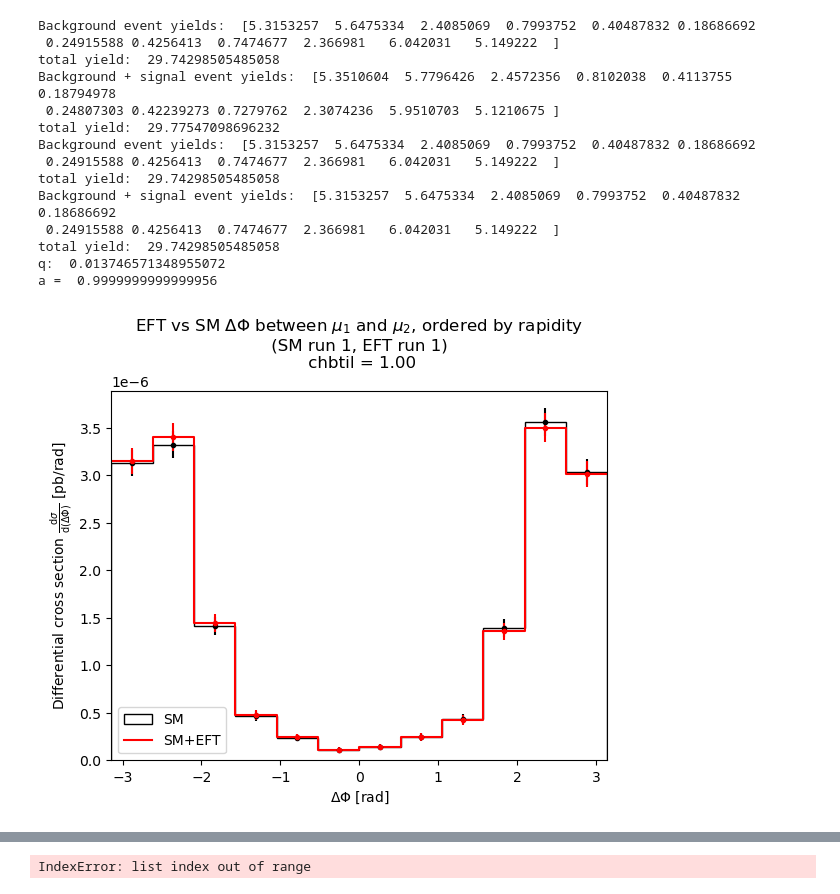
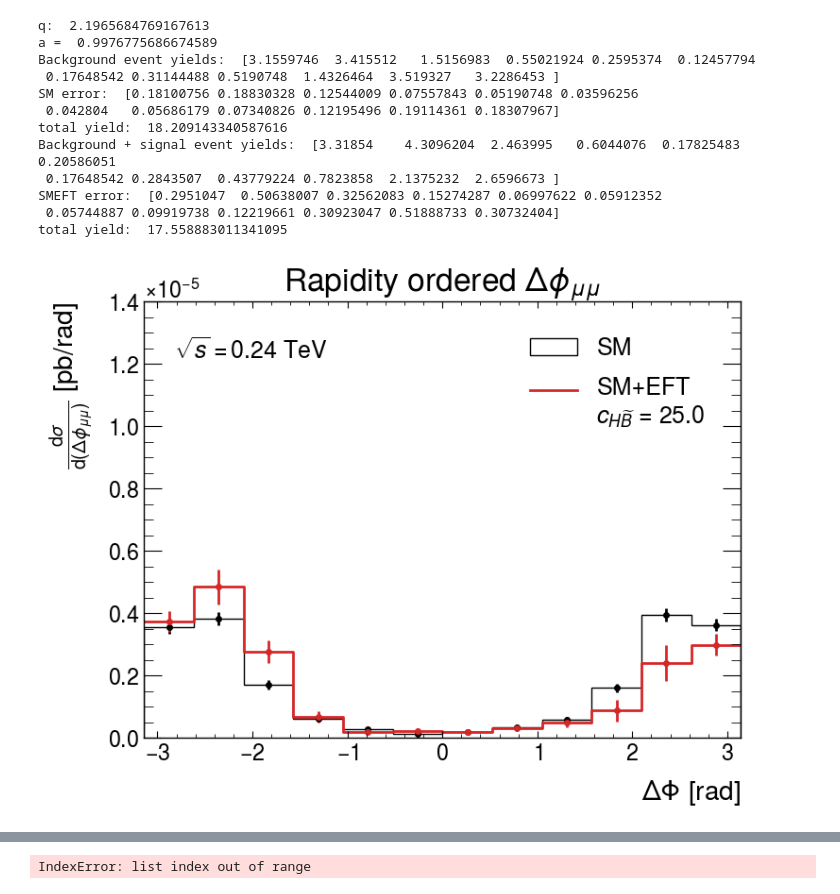
Before and after one commit to Arun-Atwal/ee_zh_final_analysis, a Jupyter notebook: ee_zh_final_analysis.ipynb, the cells around one changed output, grey strips where cells are left out. Drawn from its saved outputs; the diff is of its cells as text; code cells hidden in the pictures.

```diff
--- a/ee_zh_final_analysis.ipynb
+++ b/ee_zh_final_analysis.ipynb
@@ -4,6 +4,10 @@ import matplotlib.pyplot as plt
 import math
 import vector
 import awkward as ak
+import mplhep as hep
+
+# hep.style.use(hep.style.ROOT)
+hep.style.use("ATLAS")
 # %%
 """Read in SM and EFT data from .npy files
 Set run variable to the folder containing the set of selections applied to the data
@@ -159,10 +170,14 @@ def histogram(data, weights, bins, label, colour, range, plot = True):
 # %%
-def SMEFT_histogram(sm_histo, sm_err, eft_histo, eft_err, bins, label, colour, range):
+def SMEFT_histogram(sm_histo, sm_err, eft_histo, eft_err, sm_diff, sm_diff_err, eft_diff, eft_diff_err, bins, label, colour, range):
+    # Cross section histogram for SM and EFT data, for limit setting
     smeft_histo = sm_histo[0] + eft_histo[0]
     smeft_err = np.sqrt(sm_err**2 + eft_err**2)
-    plt.errorbar(sm_histo[1][:-1]+((range[1]-range[0])/(2*bins)), smeft_histo, yerr=smeft_err, fmt='.', color=colour)
-    smeft_histo_full = np.append(smeft_histo, smeft_histo[-1])
-    plt.step(sm_histo[1], smeft_histo_full, where='post', color=colour, label=label)
+    smeft_diff = sm_diff[0] + eft_diff[0]
+    smeft_diff_err = np.sqrt(sm_diff_err**2 + eft_diff_err**2)
+    # Plot differential cross section
+    plt.errorbar(sm_diff[1][:-1]+((range[1]-range[0])/(2*bins)), smeft_diff, yerr=smeft_diff_err, fmt='.', color=colour)
+    smeft_histo_full = np.append(smeft_diff, smeft_diff[-1])
+    plt.step(sm_diff[1], smeft_histo_full, where='post', color=colour, label=label)
     plt.xlim(range)
     plt.axhline(0, color = 'k', linestyle='--',linewidth = 0.5)
     plt.legend()
@@ -296,9 +312,10 @@ delta_phi_mu_y_sm = delta_phi_rapidity(sm_muons[sm-1])
 delta_phi_mu_y_eft = delta_phi_rapidity(eft_muons[eft-1])
 # print(len(delta_phi_mu_y_sm), len(delta_phi_mu_y_eft))
 
-sm_histo, sm_err = histogram(delta_phi_mu_y_sm, sm_weights[sm-1], bins, 'SM', 'k', plot_range)
-eft_histo, eft_err = histogram(delta_phi_mu_y_eft, eft_weights[eft-1], bins, 'EFT', 'r', plot_range, False)
-smeft_histo, smeft_err = SMEFT_histogram(sm_histo, sm_err, eft_histo, eft_err, bins, 'SM+EFT', 'r', plot_range)
+sm_histo, sm_err, sm_diff, sm_diff_err = histogram(delta_phi_mu_y_sm, sm_weights[sm-1], bins, 'SM', 'k', plot_range)
+eft_histo, eft_err, eft_diff, eft_diff_err = histogram(delta_phi_mu_y_eft, eft_weights[eft-1], bins, 'EFT', 'k', plot_range, False)
+smeft_histo, smeft_err = SMEFT_histogram(sm_histo, sm_err, eft_histo, eft_err, sm_diff, sm_diff_err, eft_diff, eft_diff_err, bins,
+                                         '\nSM+EFT\n' + r'$c_{H\widetilde{B}}$ = 25.0', 'tab:red', plot_range)
 # print(p_val_minuit(smeft_histo, sm_histo, luminosity))
 """How to define H1, H0?"""
 # H1 = likelihood(smeft_histo, sm_histo[0])
@@ -306,51 +323,70 @@ smeft_histo, smeft_err = SMEFT_histogram(sm_histo, sm_err, eft_histo, eft_err, b
 """or???"""
 # H1 = likelihood(smeft_histo, smeft_histo)
 # H0 = likelihood(smeft_histo, sm_histo[0])
+"""
 H0 = likelihood(smeft_histo, sm_histo[0])
 H1 = likelihood(sm_histo[0], sm_histo[0])
+"""
 # print('H1 Likelihood: ', H1,'\nH0 Likelihood: ', H0)
 # print('q: ', np_q(H0,H1))
 # print('a = ', find_p_val(np_q(H0,H1), bins-1))
 # colours = ['r', 'g', 'b', 'c', 'm']
 # for i in range(1,6):
 #     delta_phi_mu_y_eft = delta_phi_rapidity(eft_muons[i-1])
 #     eft_histo, eft_err = histogram(delta_phi_mu_y_eft, eft_weights[i-1], bins, f'EFT run {i}', 'r',  plot_range, False)
 #     smeft_histo, smeft_err = SMEFT_histogram(sm_histo, sm_err, eft_histo, eft_err, bins, f'SM+EFT {i}', colours[i-1], plot_range)
 
 
 """Bohm-Zech method"""
 q = likelihood_bz(sm_histo[0], sm_err, smeft_histo, smeft_err, eft_err) # slightly confusing but these are all the relevant arrays
 print('q: ', q)
 print('a = ', find_p_val(q, bins-1))
 
 # shift = np.ones(len(sm_histo[0])) * 5e-06
 # test = np.array([6,5,4,3,2,1,1,2,3,4,5,6]) * 5e-06
 # print(sm_histo[0], sm_histo[0]+test)
 # q_alt = likelihood_bz(sm_histo[0]+test, sm_err, smeft_histo, smeft_err, eft_err)
 # print('q_alt: ', q_alt)
 # print('a_alt = ', find_p_val(q_alt, bins-1))
 
+luminosity = 1.7 * 10**(6) # pb^-1
+sm_n_events = sm_histo[0] * luminosity
+smeft_n_events = smeft_histo * luminosity
+sm_n_error = sm_err * luminosity
+smeft_n_error = smeft_err * luminosity
+print('Background event yields: ', sm_n_events)
+print('SM error: ', sm_n_error)
+print('total yield: ', sum(sm_n_events))
+print('Background + signal event yields: ', smeft_n_events)
+print('SMEFT error: ', smeft_n_error)
+print('total yield: ', sum(smeft_n_events))
+
+
 plt.xlabel(r'$\Delta \Phi$ [rad]')
-plt.ylabel(r'Differential cross section $\frac{\mathrm{d}\sigma}{\mathrm{d}(\Delta \Phi)}$ [pb/rad]')
-plt.title(r'EFT vs SM $\Delta \Phi$ between $\mu_1$ and $\mu_2$, ordered by rapidity' + f'\n (SM run {sm}, EFT run {eft}) \n chbtil = 1.00')
+# plt.ylabel(r'Differential cross section $\frac{\mathrm{d}\sigma}{\mathrm{d}(\Delta \phi_{\mu \mu})}$ [pb/rad]')
+plt.ylabel(r'$\frac{\mathrm{d}\sigma}{\mathrm{d}(\Delta \phi_{\mu \mu})}$ [pb/rad]')
+plt.ylim(0, 1.4e-5)
+# plt.title(r'EFT vs SM $\Delta \Phi$ between $\mu_1$ and $\mu_2$, ordered by rapidity' + f'\n (SM run {sm}, EFT run {eft}) \n' + r'$c_{H\widetilde{B}}$ = 10.0')
+plt.title(r'Rapidity ordered $\Delta \phi_{\mu \mu}$')
+# plt.text(-2.75, 1.25e-5, r'$\sqrt{s} = 0.24$ TeV', fontsize=18)
+plt.text(0.2, 0.83, r'$\sqrt{s} = 0.24$ TeV', fontsize=18, transform=plt.gcf().transFigure)
 # plt.title(r'EFT vs SM $\Delta \Phi$ between $\mu_1$ and $\mu_2$, ordered by rapidity' + '\n chbtil = 0.1')
+plt.legend(fontsize = 18, labelspacing = -0.5)
 plt.savefig("delta_phi_mu_y")
 # %% [output]
-Background event yields:  [5.3153257  5.6475334  2.4085069  0.7993752  0.40487832 0.18686692
- 0.24915588 0.4256413  0.7474677  2.366981   6.042031   5.149222  ]
-total yield:  29.74298505485058
-Background + signal event yields:  [5.3510604  5.7796426  2.4572356  0.8102038  0.4113755  0.18794978
- 0.24807303 0.42239273 0.7279762  2.3074236  5.9510703  5.1210675 ]
-total yield:  29.77547098696232
-Background event yields:  [5.3153257  5.6475334  2.4085069  0.7993752  0.40487832 0.18686692
- 0.24915588 0.4256413  0.7474677  2.366981   6.042031   5.149222  ]
-total yield:  29.74298505485058
-Background + signal event yields:  [5.3153257  5.6475334  2.4085069  0.7993752  0.40487832 0.18686692
- 0.24915588 0.4256413  0.7474677  2.366981   6.042031   5.149222  ]
-total yield:  29.74298505485058
-q:  0.013746571348955072
-a =  0.9999999999999956
+q:  2.1965684769167613
+a =  0.9976775686674589
+Background event yields:  [3.1559746  3.415512   1.5156983  0.55021924 0.2595374  0.12457794
+ 0.17648542 0.31144488 0.5190748  1.4326464  3.519327   3.2286453 ]
+SM error:  [0.18100756 0.18830328 0.12544009 0.07557843 0.05190748 0.03596256
+ 0.042804   0.05686179 0.07340826 0.12195496 0.19114361 0.18307967]
+total yield:  18.209143340587616
+Background + signal event yields:  [3.31854    4.3096204  2.463995   0.6044076  0.17825483 0.20586051
+ 0.17648542 0.2843507  0.43779224 0.7823858  2.1375232  2.6596673 ]
+SMEFT error:  [0.2951047  0.50638007 0.32562083 0.15274287 0.06997622 0.05912352
+ 0.05744887 0.09919738 0.12219661 0.30923047 0.51888733 0.30732404]
+total yield:  17.558883011341095
-[figure, old version]
+[figure, new version]
 # %%
 '''Check cross section magnitudes by integrating the histograms
 and comparing to the madgraph cross section * efficiency of selection'''
```
Also changed, not shown: parts of 6 cells of this notebook, 18 other files.
